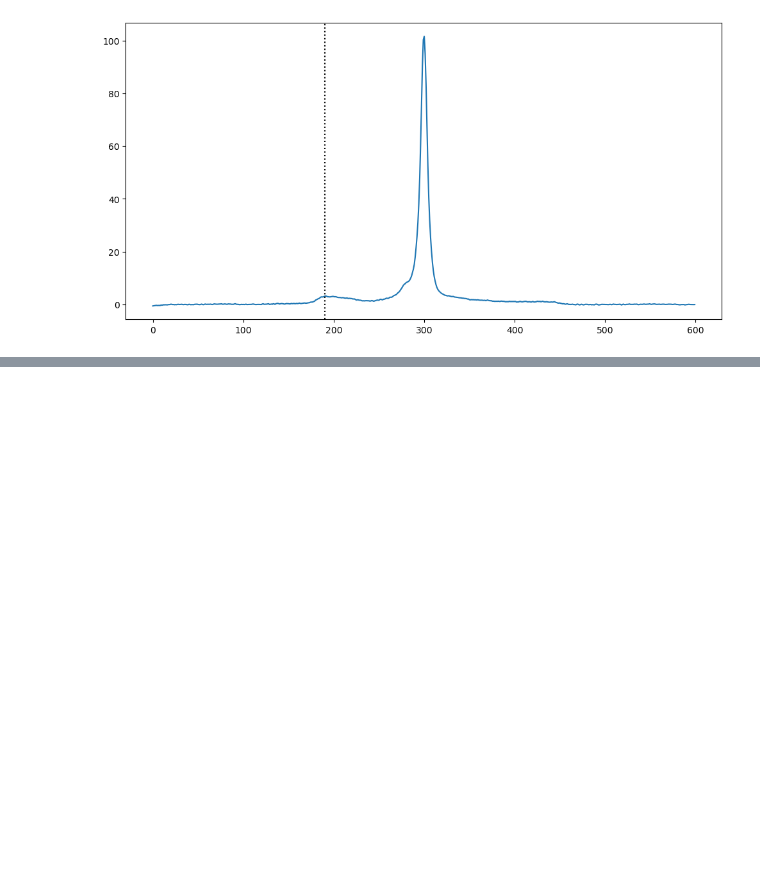
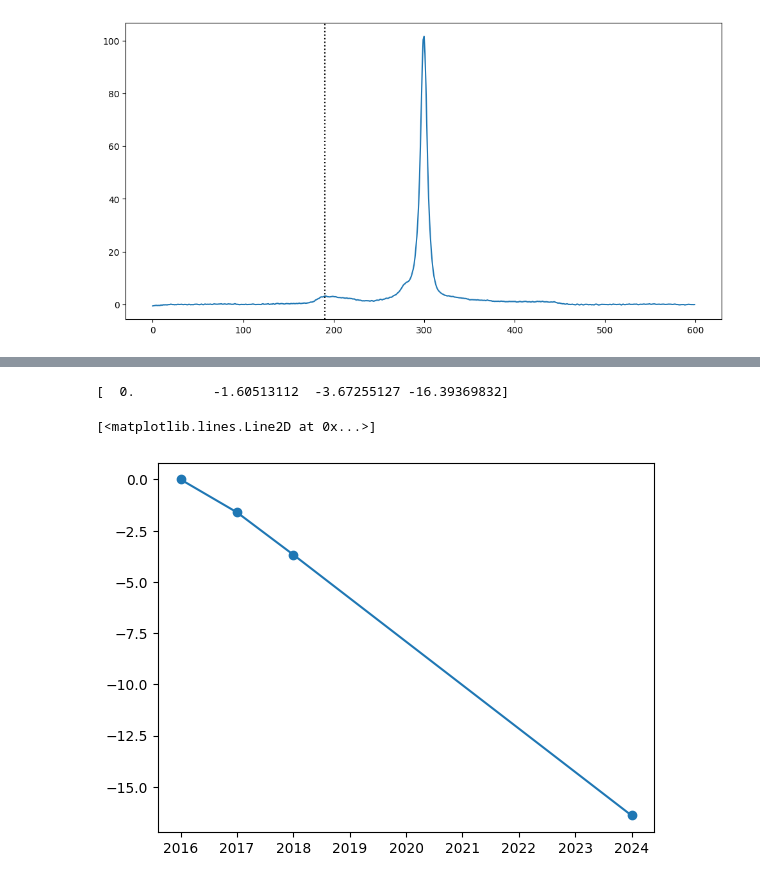
Before and after one commit to ryanwhite1/Wolf-Rayets, a Jupyter notebook: Expansion_Rate_and_Period.ipynb, the cells around one changed output, grey strips where cells are left out. Drawn from its saved outputs; the diff is of its cells as text; code cells hidden in the pictures; blank space fills up the shorter version.

```diff
--- a/Expansion_Rate_and_Period.ipynb
+++ b/Expansion_Rate_and_Period.ipynb
@@ -64,0 +142,26 @@ EXTEND  =                    T
+# %%
+use_left_ridge_spline = left_ridge_splines[2016]
+min_val, max_val = min(left_ridges['x']), max(left_ridges['x'])
+
+def shifted_spline_sub(x, a):
+    return use_left_ridge_spline(x - a)
+def shifted_spline(x, a):
+    vals = np.zeros(len(x))
+    for i in range(len(x)):
+        vals[i] = shifted_spline_sub(x[i], a)
+    return vals
+
+# result = least_squares(residual_error_squared, [30], args=(left_ridges['x'], test_data))
+epochs = np.array(vlt_years)
+left_ridge_shifts = np.zeros(len(epochs))
+for i, year in enumerate(vlt_years[1:]):
+    [shift], _ = curve_fit(shifted_spline, ydata=left_ridges[year], xdata=left_ridges['x'], p0=(-10))
+    left_ridge_shifts[i+1] = shift
+
+print(left_ridge_shifts)
+fig, ax = plt.subplots()
+ax.plot(epochs, left_ridge_shifts, marker='o')
+# %% [output]
+[  0.          -1.60513112  -3.67255127 -16.39369832]
+[<matplotlib.lines.Line2D at 0x...>]
+[figure, added]
```
Also changed, not shown: parts of 7 cells of this notebook.
